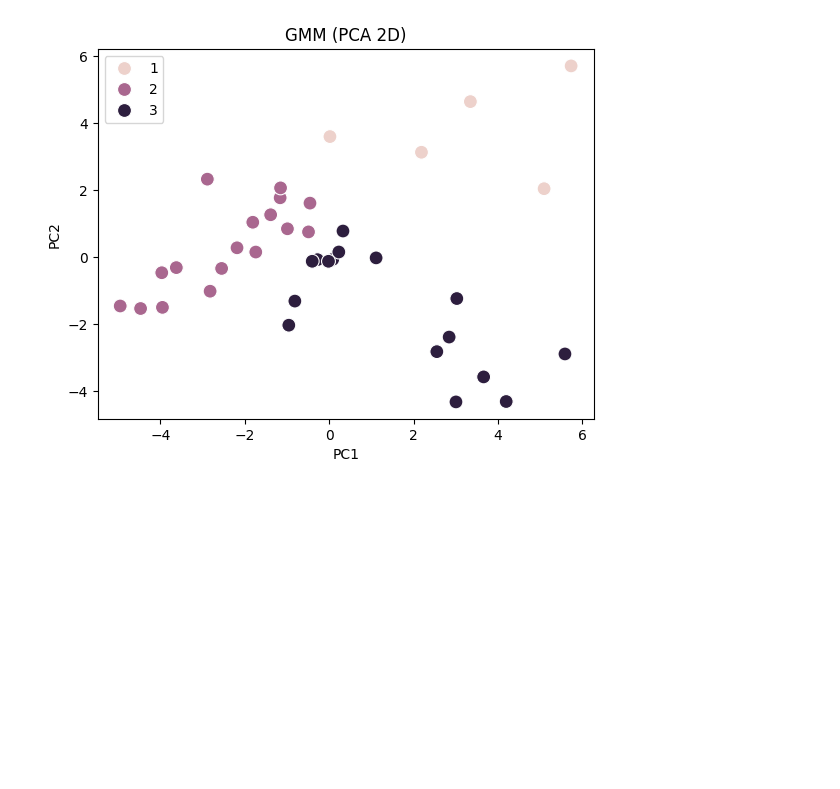
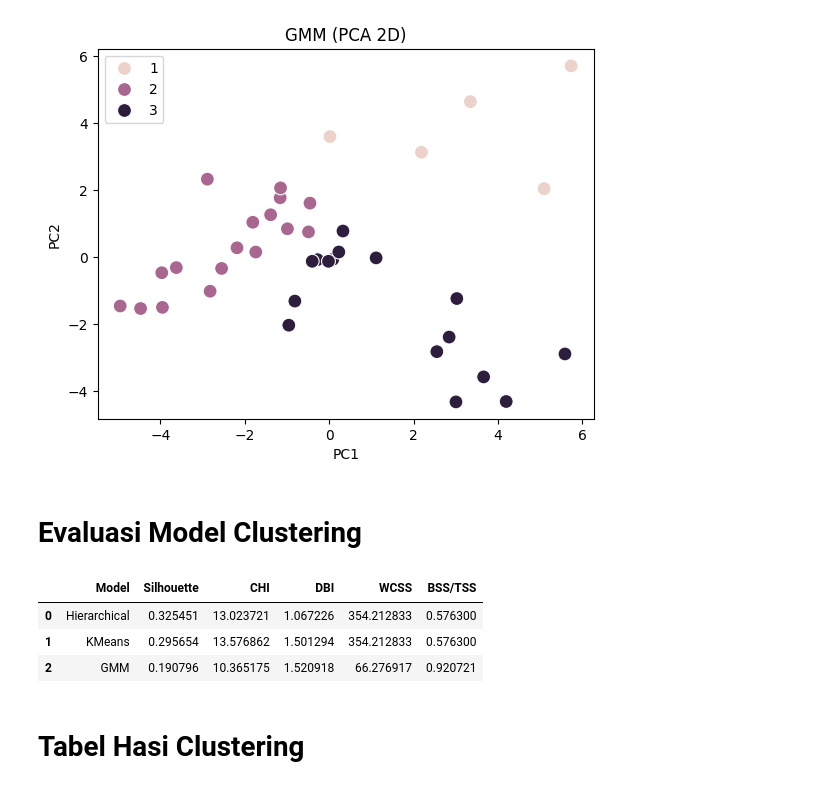
Before and after one commit to yowxy/Clustering-Based-on-Study-Case, a Jupyter notebook: index.ipynb, the cells around one changed output. Cells and saved outputs as stored; diff of their text form; code cells hidden in the pictures; blank space fills up the shorter version.

```diff
--- a/index.ipynb
+++ b/index.ipynb
@@ -379,3 +379,45 @@ plt.show()
 # %% [output]
 [figure]
 [figure]
+# %% [markdown]
+# Evaluasi  Model Clustering
+# %%
+k = 2
+kmeans = KMeans(n_clusters=k, random_state=42, n_init=10)
+cluster_kmeans = kmeans.fit_predict(data_scaled)
+# ============================================================
+# Evaluasi Clustering (FIX TOTAL)
+# ============================================================
+def evaluasi(nama, data, label):
+    data = data.values # <-- PENTING (ubah ke numpy)
+    tss = np.sum((data - np.mean(data, axis=0))**2)
+    wcss = 0
+    for c in np.unique(label):
+        data_c = data[label == c]
+        center = np.mean(data_c, axis=0)
+        wcss += np.sum((data_c - center)**2)
+        bss_tss = (tss - wcss) / tss
+        return {
+        'Model': nama,
+        'Silhouette': silhouette_score(data, label),
+        'CHI': calinski_harabasz_score(data, label),
+        'DBI': davies_bouldin_score(data, label),
+        'WCSS': wcss,
+        'BSS/TSS': bss_tss
+        }
+
+hasil = pd.DataFrame([
+evaluasi('Hierarchical', data_scaled, cluster_hc),
+evaluasi('KMeans', data_scaled, cluster_kmeans),
+evaluasi('GMM', data_scaled, cluster_gmm)
+])
+
+
+display(hasil)
+# %% [output]
+|  | Model | Silhouette | CHI | DBI | WCSS | BSS/TSS |
+| 0 | Hierarchical | 0.325451 | 13.023721 | 1.067226 | 354.212833 | 0.576300 |
+| 1 | KMeans | 0.295654 | 13.576862 | 1.501294 | 354.212833 | 0.576300 |
+| 2 | GMM | 0.190796 | 10.365175 | 1.520918 | 66.276917 | 0.920721 |
+# %% [markdown]
+# Tabel Hasi Clustering
```
Also changed, not shown: parts of 9 cells of this notebook, 1 other file.
